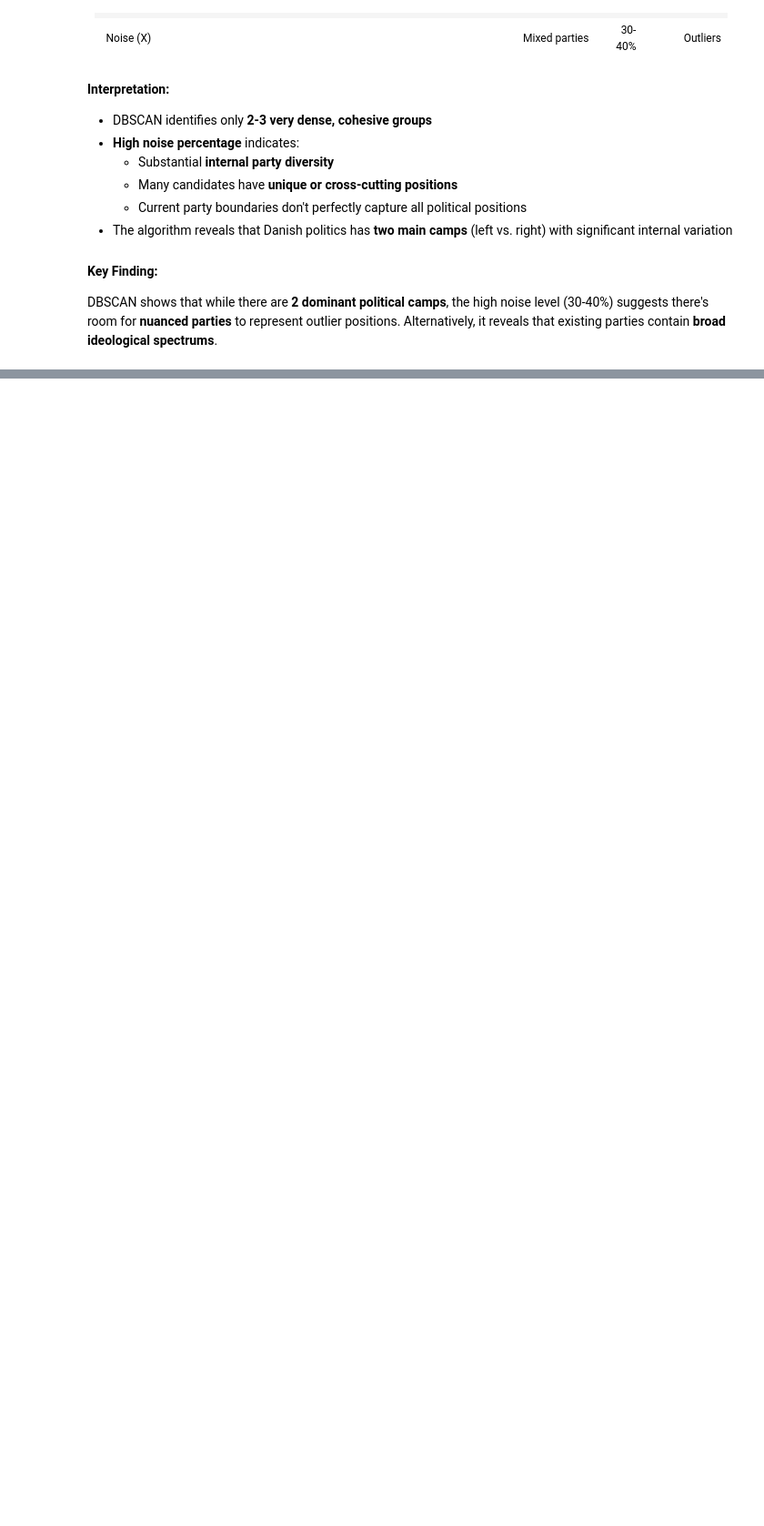
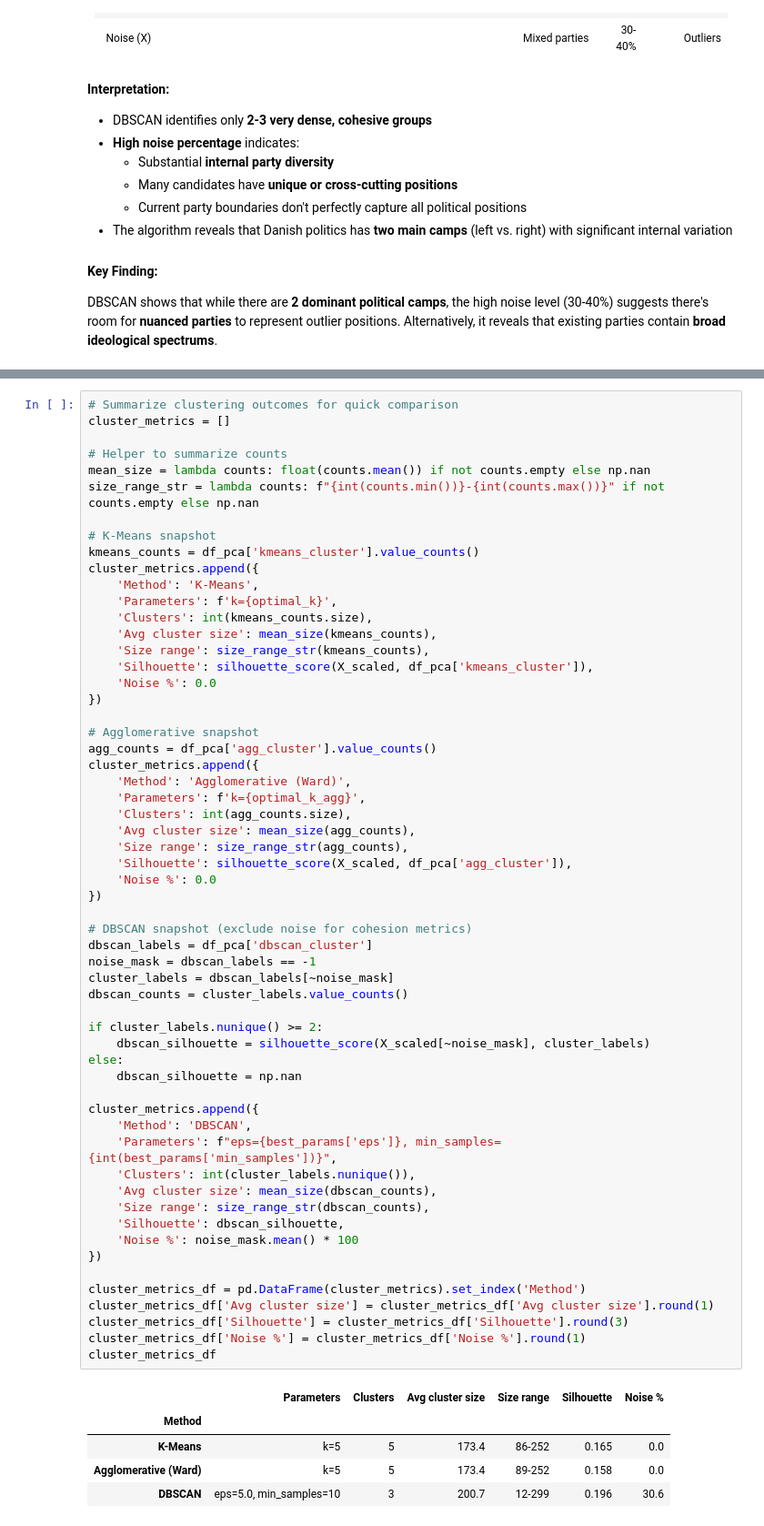
Before and after one commit to sergioqueber/assignment-6-mle-polski-team, a Jupyter notebook: 6. Candidate Test 2022 II.ipynb, the cells around one changed output, grey strips where cells are left out. Shown at 91% size. Cells and saved outputs as stored; diff of their text form; blank space fills up the shorter version.

```diff
--- a/6. Candidate Test 2022 II.ipynb
+++ b/6. Candidate Test 2022 II.ipynb
@@ -644,0 +679,64 @@ DBSCAN shows that while there are **2 dominant political camps**, the high noise
+# %%
+# Summarize clustering outcomes for quick comparison
+cluster_metrics = []
+
+# Helper to summarize counts
+mean_size = lambda counts: float(counts.mean()) if not counts.empty else np.nan
+size_range_str = lambda counts: f"{int(counts.min())}-{int(counts.max())}" if not counts.empty else np.nan
+
+# K-Means snapshot
+kmeans_counts = df_pca['kmeans_cluster'].value_counts()
+cluster_metrics.append({
+    'Method': 'K-Means',
+    'Parameters': f'k={optimal_k}',
+    'Clusters': int(kmeans_counts.size),
+    'Avg cluster size': mean_size(kmeans_counts),
+    'Size range': size_range_str(kmeans_counts),
+    'Silhouette': silhouette_score(X_scaled, df_pca['kmeans_cluster']),
+    'Noise %': 0.0
+})
+
+# Agglomerative snapshot
+agg_counts = df_pca['agg_cluster'].value_counts()
+cluster_metrics.append({
+    'Method': 'Agglomerative (Ward)',
+    'Parameters': f'k={optimal_k_agg}',
+    'Clusters': int(agg_counts.size),
+    'Avg cluster size': mean_size(agg_counts),
+    'Size range': size_range_str(agg_counts),
+    'Silhouette': silhouette_score(X_scaled, df_pca['agg_cluster']),
+    'Noise %': 0.0
+})
+
+# DBSCAN snapshot (exclude noise for cohesion metrics)
+dbscan_labels = df_pca['dbscan_cluster']
+noise_mask = dbscan_labels == -1
+cluster_labels = dbscan_labels[~noise_mask]
+dbscan_counts = cluster_labels.value_counts()
+
+if cluster_labels.nunique() >= 2:
+    dbscan_silhouette = silhouette_score(X_scaled[~noise_mask], cluster_labels)
+else:
+    dbscan_silhouette = np.nan
+
+cluster_metrics.append({
+    'Method': 'DBSCAN',
+    'Parameters': f"eps={best_params['eps']}, min_samples={int(best_params['min_samples'])}",
+    'Clusters': int(cluster_labels.nunique()),
+    'Avg cluster size': mean_size(dbscan_counts),
+    'Size range': size_range_str(dbscan_counts),
+    'Silhouette': dbscan_silhouette,
+    'Noise %': noise_mask.mean() * 100
+})
+
+cluster_metrics_df = pd.DataFrame(cluster_metrics).set_index('Method')
+cluster_metrics_df['Avg cluster size'] = cluster_metrics_df['Avg cluster size'].round(1)
+cluster_metrics_df['Silhouette'] = cluster_metrics_df['Silhouette'].round(3)
+cluster_metrics_df['Noise %'] = cluster_metrics_df['Noise %'].round(1)
+cluster_metrics_df
+# %% [output]
+|  | Parameters | Clusters | Avg cluster size | Size range | Silhouette | Noise % |
+| Method |  |  |  |  |  |  |
+| K-Means | k=5 | 5 | 173.4 | 86-252 | 0.165 | 0.0 |
+| Agglomerative (Ward) | k=5 | 5 | 173.4 | 89-252 | 0.158 | 0.0 |
+| DBSCAN | eps=5.0, min_samples=10 | 3 | 200.7 | 12-299 | 0.196 | 30.6 |
```
Also changed, not shown: parts of 7 cells of this notebook.
